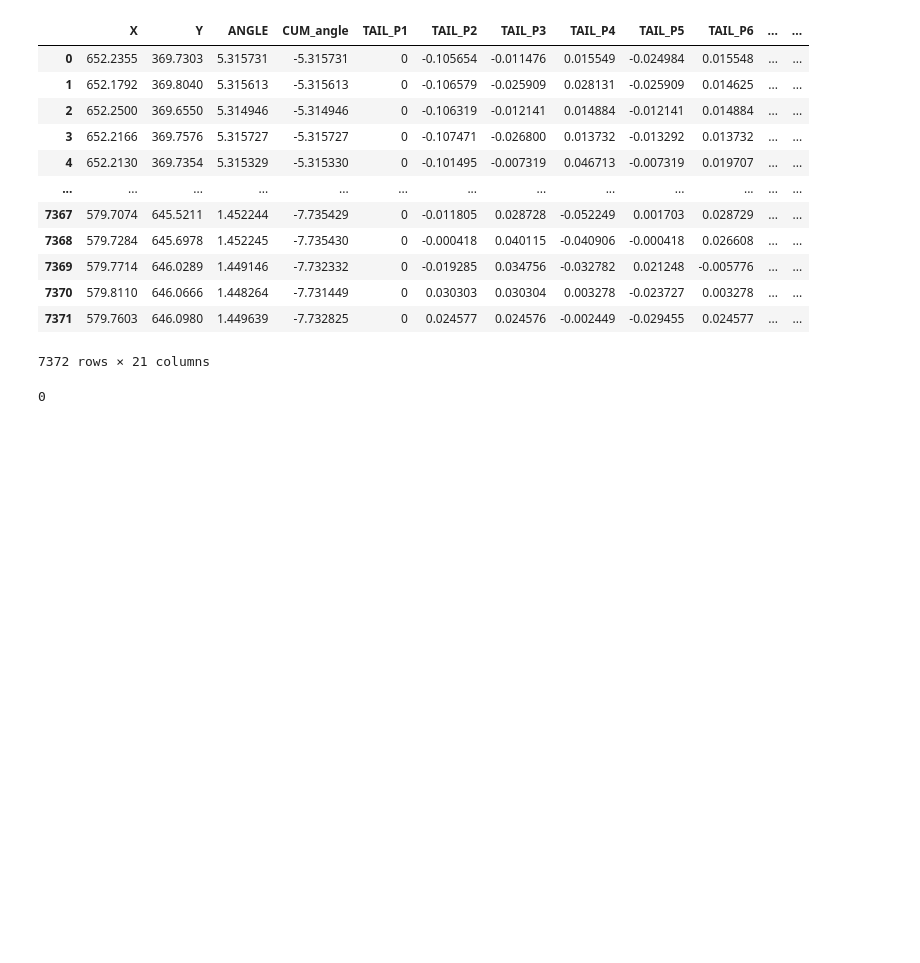
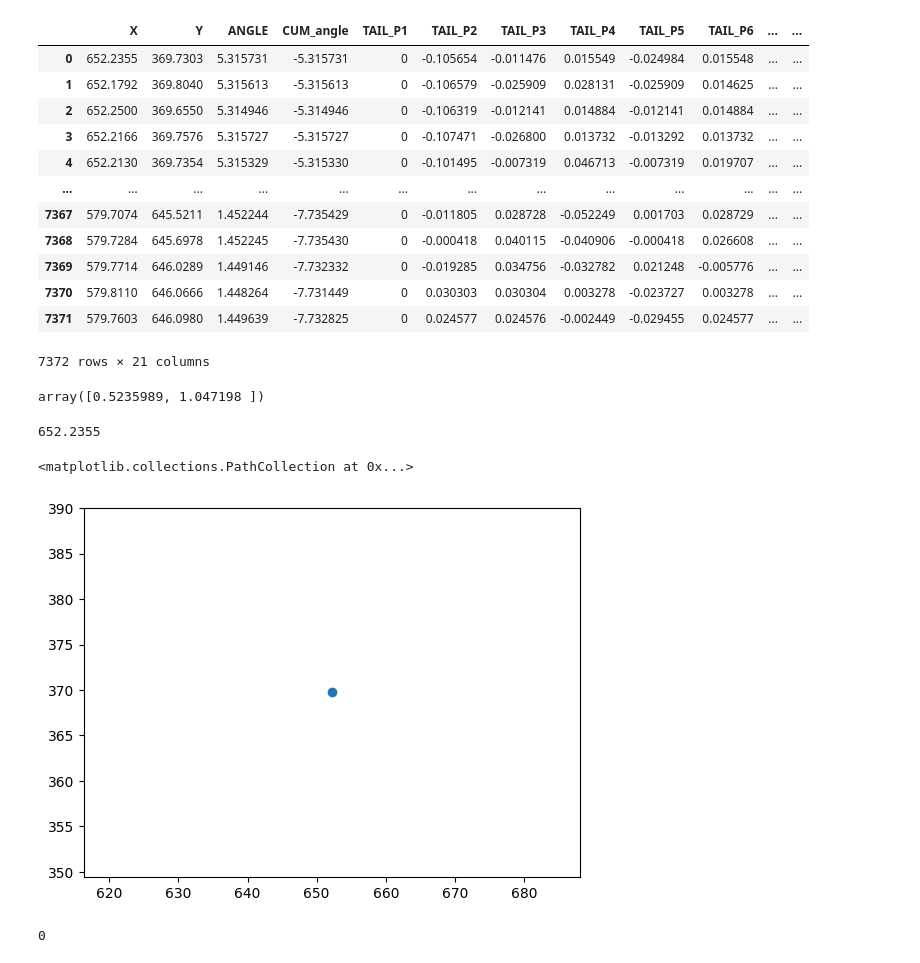
Before and after one commit to katarzyna-kupczyk/prey_capture, a Jupyter notebook: notebooks/data_exploration.ipynb, the cells around one changed output. Cells and saved outputs as stored; diff of their text form; code cells hidden in the pictures; blank space fills up the shorter version.

```diff
--- a/notebooks/data_exploration.ipynb
+++ b/notebooks/data_exploration.ipynb
@@ -20,6 +20,19 @@ data
 | 7370 | 579.8110 | 646.0666 | 1.448264 | -7.731449 | 0 | 0.030303 | 0.030304 | 0.003278 | -0.023727 | 0.003278 | ... | ... |
 | 7371 | 579.7603 | 646.0980 | 1.449639 | -7.732825 | 0 | 0.024577 | 0.024576 | -0.002449 | -0.029455 | 0.024577 | ... | ... |
 7372 rows × 21 columns
+# %%
+data.AMPL_rot.unique()
+# %% [output]
+array([0.5235989, 1.047198 ])
+# %%
+data.loc[0,'X']
+# %% [output]
+652.2355
+# %%
+plt.scatter(data.loc[0,'X'],data.loc[0,'Y'])
+# %% [output]
+<matplotlib.collections.PathCollection at 0x...>
+[figure, added]
 # %%
 data.loc[0,'STIM_type']
 # %% [output]
```
Also changed, not shown: parts of 12 cells of this notebook, 7 other files.
